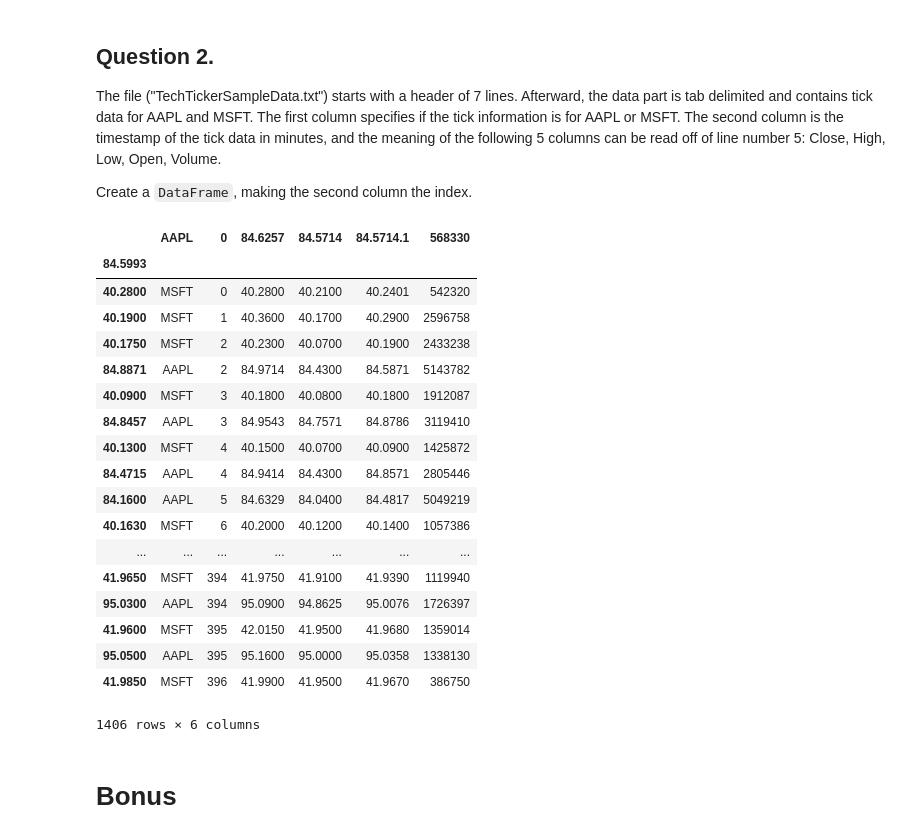
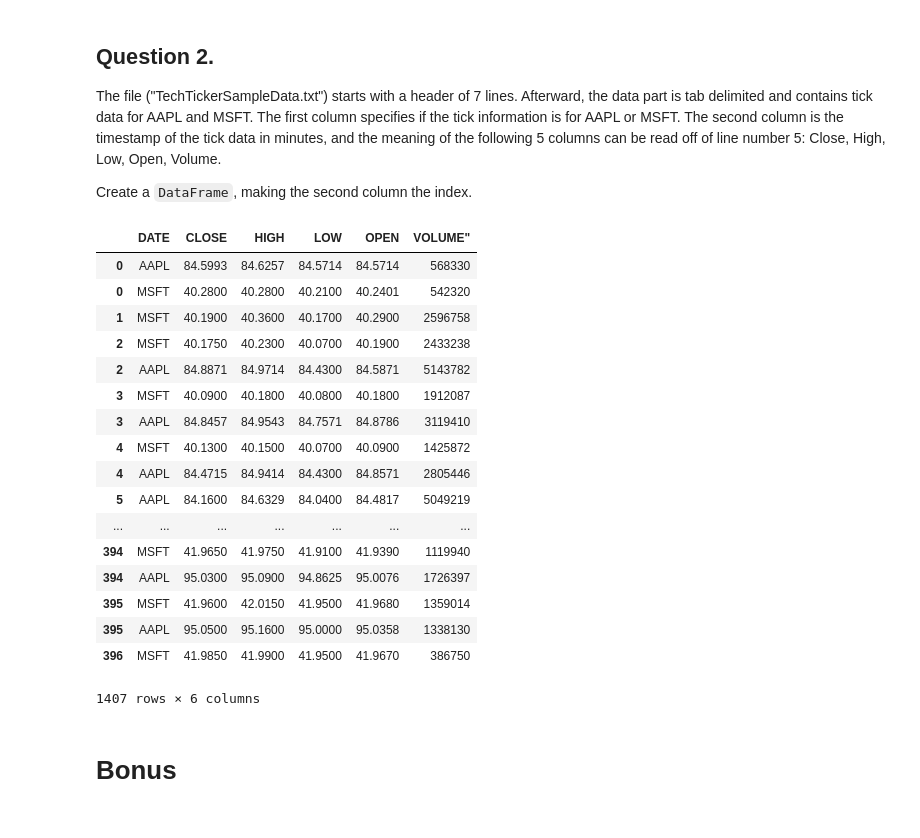
Before and after one commit to marikamurphy/pythonExercises1, a Jupyter notebook: pandas/io/io.ipynb, the cells around one changed output. Cells and saved outputs as stored; diff of their text form; code cells hidden in the pictures.

```diff
--- a/pandas/io/io.ipynb
+++ b/pandas/io/io.ipynb
@@ -64,28 +65,33 @@ Question 2.
 The file ("TechTickerSampleData.txt") starts with a header of 7 lines. Afterward, the data part is tab delimited and contains tick data for AAPL and MSFT. The first column specifies if the tick information is for AAPL or MSFT. The second column is the timestamp of the tick data in minutes, and the meaning of the following 5 columns can be read off of line number 5: Close, High, Low, Open, Volume.
 
 Create a `DataFrame`, making the second column the index.
-# %%
-pd.read_table("TechTickerSampleData.txt",header=7,index_col=2)
-# %% [output]
-|  | AAPL | 0 | 84.6257 | 84.5714 | 84.5714.1 | 568330 |
-| 84.5993 |  |  |  |  |  |  |
-| 40.2800 | MSFT | 0 | 40.2800 | 40.2100 | 40.2401 | 542320 |
-| 40.1900 | MSFT | 1 | 40.3600 | 40.1700 | 40.2900 | 2596758 |
-| 40.1750 | MSFT | 2 | 40.2300 | 40.0700 | 40.1900 | 2433238 |
-| 84.8871 | AAPL | 2 | 84.9714 | 84.4300 | 84.5871 | 5143782 |
-| 40.0900 | MSFT | 3 | 40.1800 | 40.0800 | 40.1800 | 1912087 |
-| 84.8457 | AAPL | 3 | 84.9543 | 84.7571 | 84.8786 | 3119410 |
-| 40.1300 | MSFT | 4 | 40.1500 | 40.0700 | 40.0900 | 1425872 |
-| 84.4715 | AAPL | 4 | 84.9414 | 84.4300 | 84.8571 | 2805446 |
-| 84.1600 | AAPL | 5 | 84.6329 | 84.0400 | 84.4817 | 5049219 |
-| 40.1630 | MSFT | 6 | 40.2000 | 40.1200 | 40.1400 | 1057386 |
-| ... | ... | ... | ... | ... | ... | ... |
-| 41.9650 | MSFT | 394 | 41.9750 | 41.9100 | 41.9390 | 1119940 |
-| 95.0300 | AAPL | 394 | 95.0900 | 94.8625 | 95.0076 | 1726397 |
-| 41.9600 | MSFT | 395 | 42.0150 | 41.9500 | 41.9680 | 1359014 |
-| 95.0500 | AAPL | 395 | 95.1600 | 95.0000 | 95.0358 | 1338130 |
-| 41.9850 | MSFT | 396 | 41.9900 | 41.9500 | 41.9670 | 386750 |
-1406 rows × 6 columns
+# %%
+import pandas as pd
+import re
+with open("TechTickerSampleData.txt") as fp:
+    col_names=fp.readlines()[4].strip()
+    col_names=re.split("[=,]+",col_names)[1:]
+
+pd.read_table("TechTickerSampleData.txt", sep="\t", skiprows=7, names=col_names,index_col=1)
+# %% [output]
+|  | DATE | CLOSE | HIGH | LOW | OPEN | VOLUME" |
+| 0 | AAPL | 84.5993 | 84.6257 | 84.5714 | 84.5714 | 568330 |
+| 0 | MSFT | 40.2800 | 40.2800 | 40.2100 | 40.2401 | 542320 |
+| 1 | MSFT | 40.1900 | 40.3600 | 40.1700 | 40.2900 | 2596758 |
+| 2 | MSFT | 40.1750 | 40.2300 | 40.0700 | 40.1900 | 2433238 |
+| 2 | AAPL | 84.8871 | 84.9714 | 84.4300 | 84.5871 | 5143782 |
+| 3 | MSFT | 40.0900 | 40.1800 | 40.0800 | 40.1800 | 1912087 |
+| 3 | AAPL | 84.8457 | 84.9543 | 84.7571 | 84.8786 | 3119410 |
+| 4 | MSFT | 40.1300 | 40.1500 | 40.0700 | 40.0900 | 1425872 |
+| 4 | AAPL | 84.4715 | 84.9414 | 84.4300 | 84.8571 | 2805446 |
+| 5 | AAPL | 84.1600 | 84.6329 | 84.0400 | 84.4817 | 5049219 |
+| ... | ... | ... | ... | ... | ... | ... |
+| 394 | MSFT | 41.9650 | 41.9750 | 41.9100 | 41.9390 | 1119940 |
+| 394 | AAPL | 95.0300 | 95.0900 | 94.8625 | 95.0076 | 1726397 |
+| 395 | MSFT | 41.9600 | 42.0150 | 41.9500 | 41.9680 | 1359014 |
+| 395 | AAPL | 95.0500 | 95.1600 | 95.0000 | 95.0358 | 1338130 |
+| 396 | MSFT | 41.9850 | 41.9900 | 41.9500 | 41.9670 | 386750 |
+1407 rows × 6 columns
 # %% [markdown]
 Bonus
 =====
```
Also changed, not shown: parts of 3 cells of this notebook.
